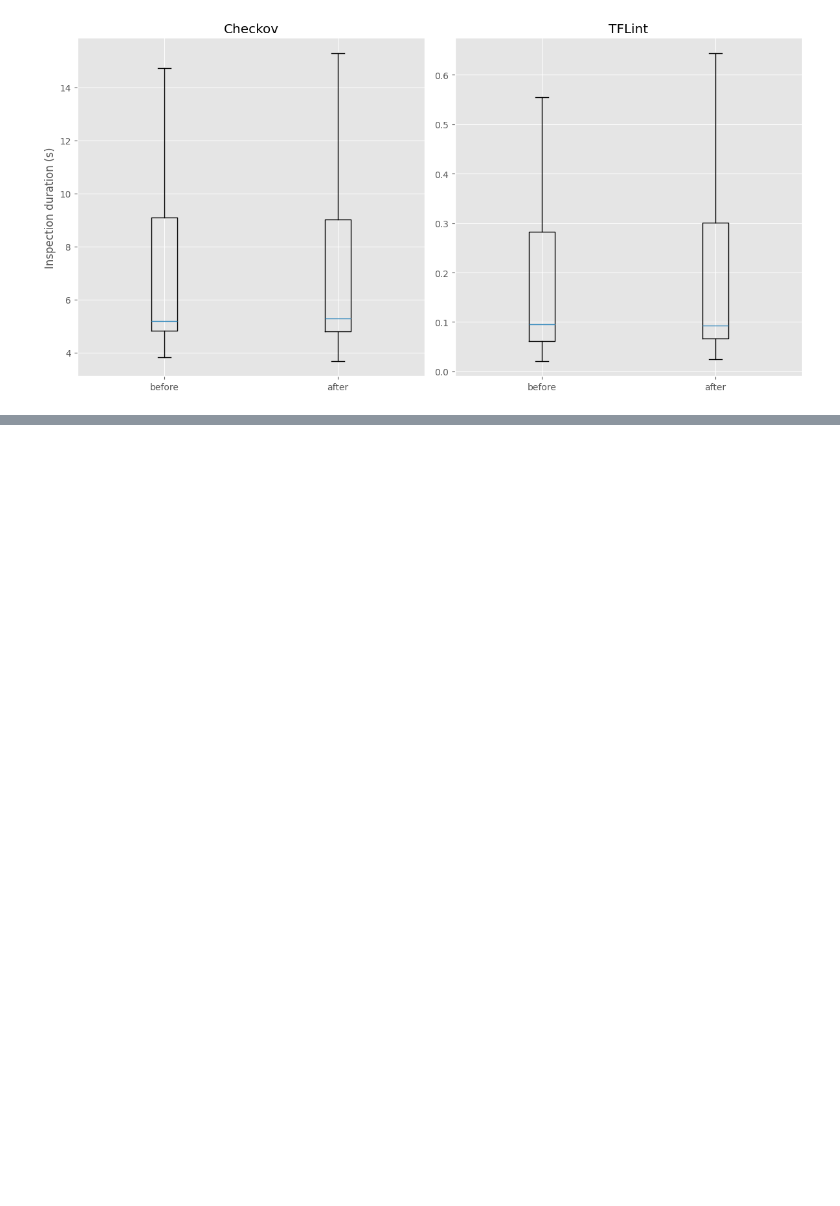
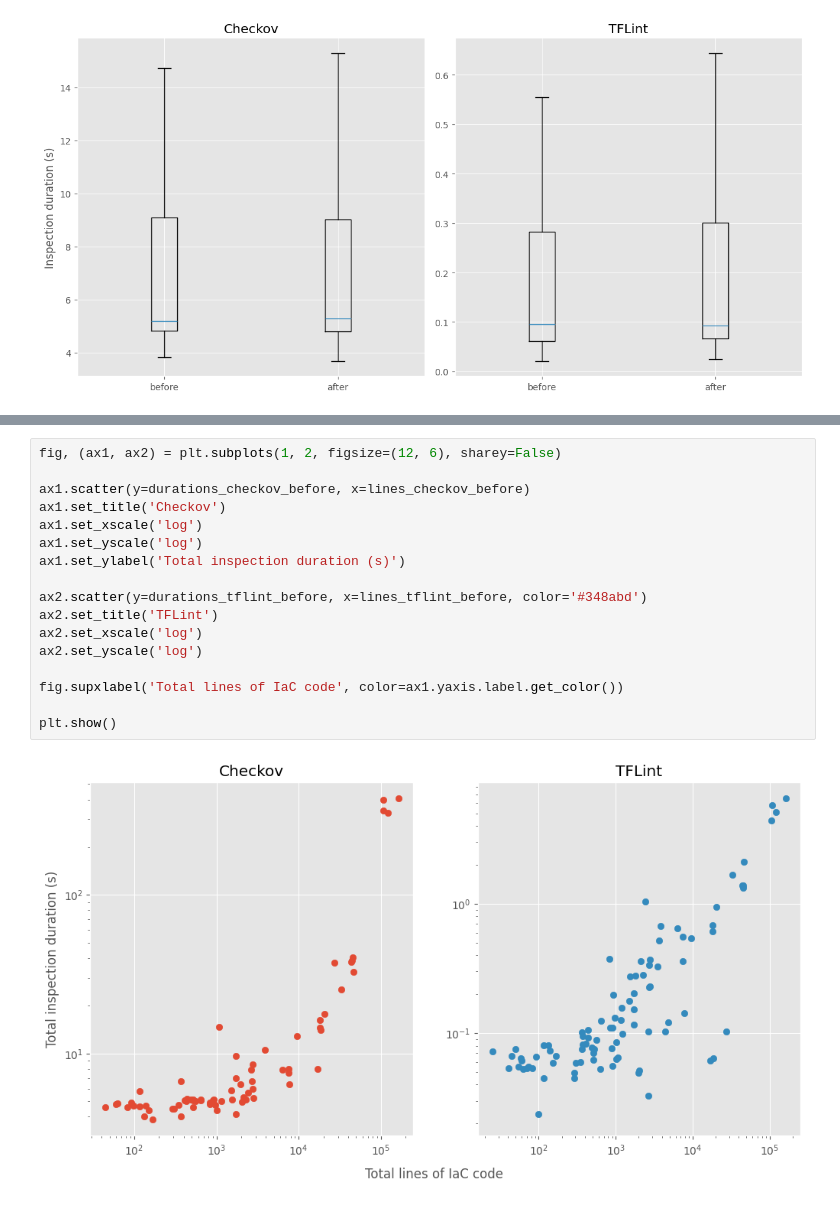
Before and after one commit to InputUsername/iac-cost-linters, a Jupyter notebook: 4-evaluation/evaluation.ipynb, the cells around one changed output, grey strips where cells are left out. Drawn from its saved outputs; the diff is of its cells as text; blank space fills up the shorter version.

Commit message:
Add active repos, rule match cooccurrences, mean/median, and scatterplot

```diff
--- a/4-evaluation/evaluation.ipynb
+++ b/4-evaluation/evaluation.ipynb
@@ -489,0 +673,19 @@ plt.show()
+# %%
+fig, (ax1, ax2) = plt.subplots(1, 2, figsize=(12, 6), sharey=False)
+
+ax1.scatter(y=durations_checkov_before, x=lines_checkov_before)
+ax1.set_title('Checkov')
+ax1.set_xscale('log')
+ax1.set_yscale('log')
+ax1.set_ylabel('Total inspection duration (s)')
+
+ax2.scatter(y=durations_tflint_before, x=lines_tflint_before, color='#348abd')
+ax2.set_title('TFLint')
+ax2.set_xscale('log')
+ax2.set_yscale('log')
+
+fig.supxlabel('Total lines of IaC code', color=ax1.yaxis.label.get_color())
+
+plt.show()
+# %% [output]
+[figure, added]
```
Also changed, not shown: parts of 7 cells of this notebook.
